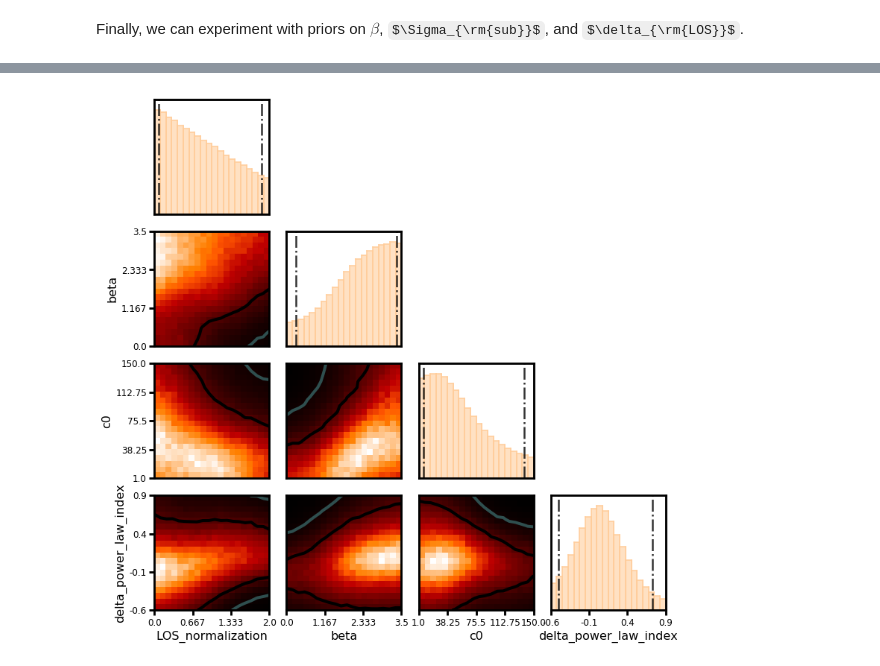
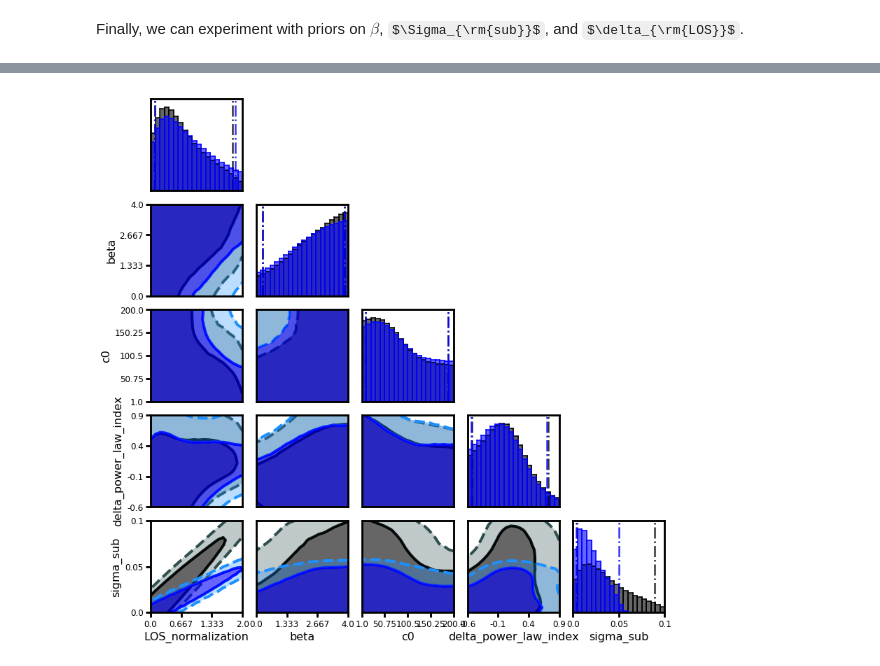
Before and after one commit to dangilman/LensLikelihood-, a Jupyter notebook: notebooks/folding_in_priors.ipynb, the cells around one changed output, grey strips where cells are left out. Drawn from its saved outputs; the diff is of its cells as text; code cells hidden in the pictures; some formulas as TeX source.

```diff
--- a/notebooks/folding_in_priors.ipynb
+++ b/notebooks/folding_in_priors.ipynb
@@ -234,8 +286,23 @@ width:  1.1994274755891408
+# %%
+def couple_mass_functions(samples, sigma_sub_theory=0.05, coupling_strength=0.2):
+
+    delta_los_samples = samples[:, 0]
+    sigma_sub_samples = samples[:, -1]
+    delta_sigma_sub = sigma_sub_samples/sigma_sub_theory
+    chi2 = (delta_sigma_sub - delta_los_samples)**2/coupling_strength**2
+    return chi2
+
+kwargs_1 = {'sigma_sub_theory': 0.05}
+kwargs_2 = {'sigma_sub_theory': 0.025}
+prior_on_mass_functions_1 = CustomPriorHyperCube(couple_mass_functions, param_names, param_ranges, nbins, kwargs_1)
+prior_on_mass_functions_2 = CustomPriorHyperCube(couple_mass_functions, param_names, param_ranges, nbins, kwargs_2)
+
+likelihoods_coupled_with_prior_mass_functions = likelihoods_coupled + [prior_on_mass_functions_1]
+likelihood_coupled_with_prior_mass_functions_1 = IndepdendentLikelihoods(likelihoods_coupled_with_prior_mass_functions)
+likelihoods_coupled_with_prior_mass_functions = likelihoods_coupled + [prior_on_mass_functions_2]
+likelihood_coupled_with_prior_mass_functions_2 = IndepdendentLikelihoods(likelihoods_coupled_with_prior_mass_functions)
 # %%
-triangle_plot = TrianglePlot([likelihood_coupled_with_prior_2])
-axes = triangle_plot.make_triplot(filled_contours=False, show_intervals=True, show_contours=True,
-                                  display_params=['LOS_normalization', 'beta', 'c0', 'delta_power_law_index'])
-
-plt.savefig('pk_inference.pdf')
+triangle_plot = TrianglePlot([likelihood_coupled_with_prior_mass_functions_1, likelihood_coupled_with_prior_mass_functions_2])
+axes = triangle_plot.make_triplot(filled_contours=True, show_intervals=True)
 # %% [output]
-[figure, old version]
+[figure, new version]
```
Also changed, not shown: parts of 9 cells of this notebook, 19 other files.
